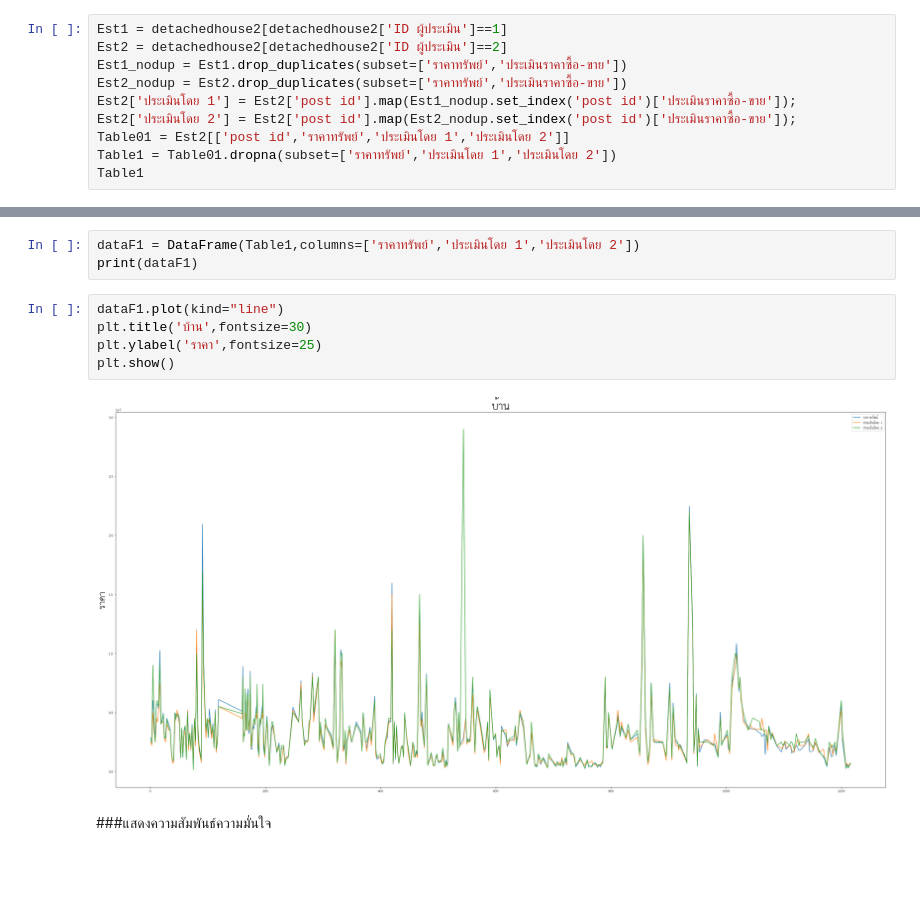
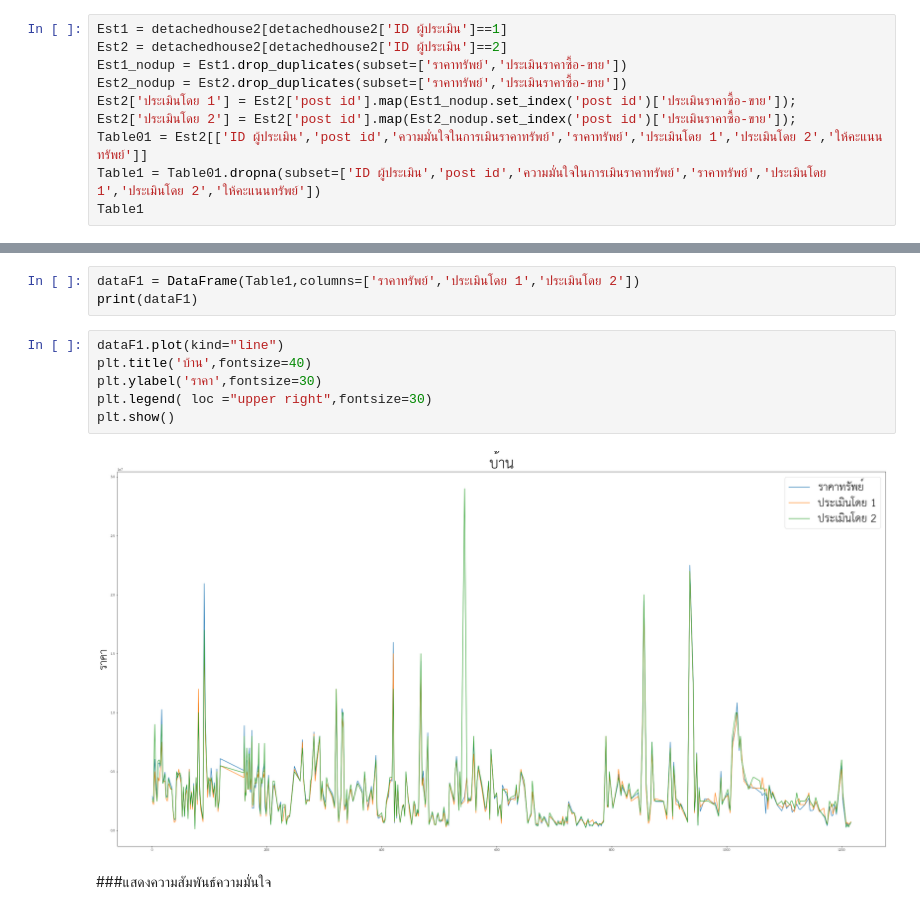
Before and after one commit to nannthd/bsc_dpdm22, a Jupyter notebook: [dataprep1] property estimator.ipynb, the cells around one changed output, grey strips where cells are left out. Saved outputs shown, nothing was run; the diff lists cells and outputs as text; blank space fills up the shorter version.

```diff
--- a/[dataprep1] property estimator.ipynb
+++ b/[dataprep1] property estimator.ipynb
@@ -1513,6 +1583,6 @@ Est1_nodup = Est1.drop_duplicates(subset=['ราคาทรัพย์','ป
 Est2_nodup = Est2.drop_duplicates(subset=['ราคาทรัพย์','ประเมินราคาซื้อ-ขาย'])
 Est2['ประเมินโดย 1'] = Est2['post id'].map(Est1_nodup.set_index('post id')['ประเมินราคาซื้อ-ขาย']);
 Est2['ประเมินโดย 2'] = Est2['post id'].map(Est2_nodup.set_index('post id')['ประเมินราคาซื้อ-ขาย']);
-Table01 = Est2[['post id','ราคาทรัพย์','ประเมินโดย 1','ประเมินโดย 2']]
-Table1 = Table01.dropna(subset=['ราคาทรัพย์','ประเมินโดย 1','ประเมินโดย 2'])
+Table01 = Est2[['ID ผู้ประเมิน','post id','ความมั่นใจในการเมินราคาทรัพย์','ราคาทรัพย์','ประเมินโดย 1','ประเมินโดย 2','ให้คะแนนทรัพย์']]
+Table1 = Table01.dropna(subset=['ID ผู้ประเมิน','post id','ความมั่นใจในการเมินราคาทรัพย์','ราคาทรัพย์','ประเมินโดย 1','ประเมินโดย 2','ให้คะแนนทรัพย์'])
 Table1
@@ -1523,10 +1617,11 @@ dataF1 = DataFrame(Table1,columns=['ราคาทรัพย์','ประ
 print(dataF1)
 # %%
 dataF1.plot(kind="line")
-plt.title('บ้าน',fontsize=30)
-plt.ylabel('ราคา',fontsize=25)
+plt.title('บ้าน',fontsize=40)
+plt.ylabel('ราคา',fontsize=30)
+plt.legend( loc ="upper right",fontsize=30)
 plt.show()
 # %% [output]
-[figure, old version]
+[figure, new version]
 # %% [markdown]
 ###แสดงความสัมพันธ์ความมั่นใจ
```
Also changed, not shown: parts of 31 cells of this notebook.
